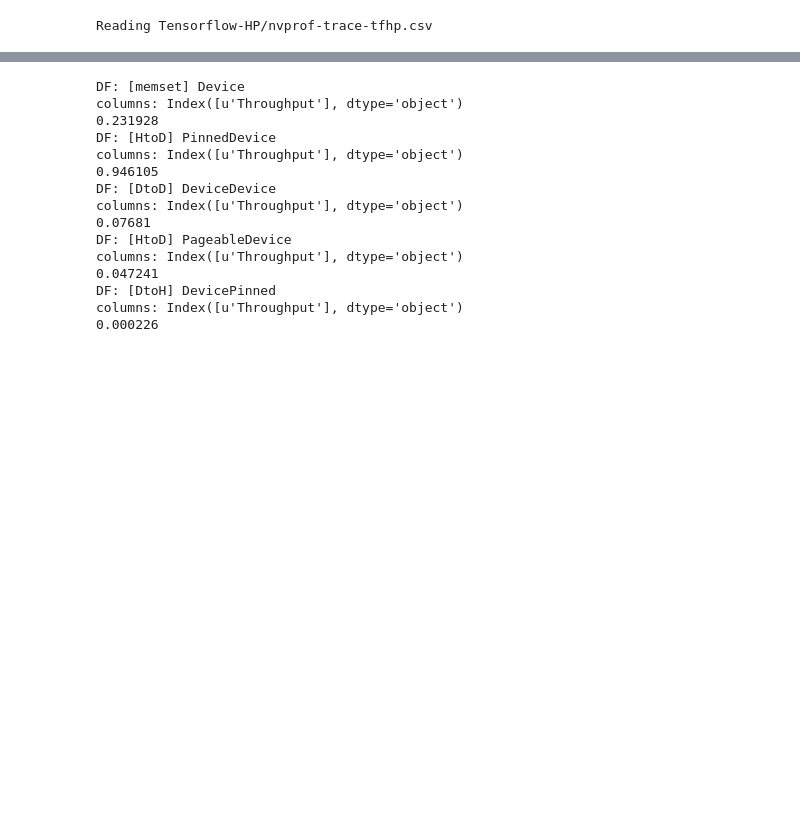
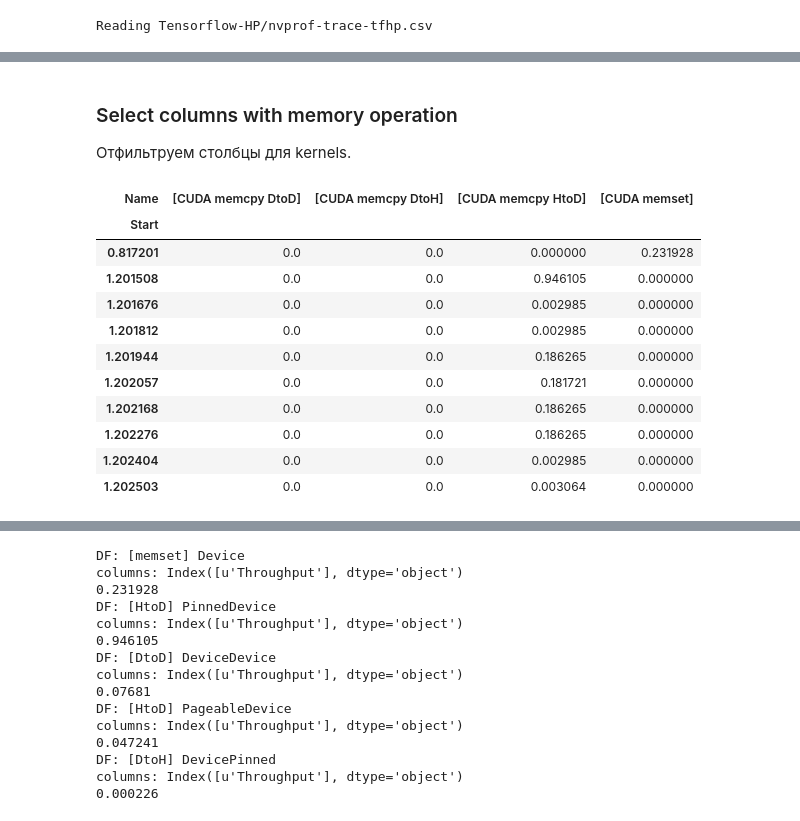
Before and after one commit to pyotr777/mlbenchmarks, a Jupyter notebook: plot traces resample.ipynb, the cells around one changed output, grey strips where cells are left out. Cells and saved outputs as stored; diff of their text form; code cells hidden in the pictures; blank space fills up the shorter version.

```diff
--- a/plot traces resample.ipynb
+++ b/plot traces resample.ipynb
@@ -73,0 +163,20 @@ Reading Tensorflow-HP/nvprof-trace-tfhp.csv
+# %% [markdown]
+### Select columns with memory operation
+
+Отфильтруем столбцы для kernels.
+# %%
+df_throughtput_mem = df_throughput.filter(regex='\[CUDA.*')
+df_throughtput_mem.iloc[:10]
+# %% [output]
+| Name | [CUDA memcpy DtoD] | [CUDA memcpy DtoH] | [CUDA memcpy HtoD] | [CUDA memset] |
+| Start |  |  |  |  |
+| 0.817201 | 0.0 | 0.0 | 0.000000 | 0.231928 |
+| 1.201508 | 0.0 | 0.0 | 0.946105 | 0.000000 |
+| 1.201676 | 0.0 | 0.0 | 0.002985 | 0.000000 |
+| 1.201812 | 0.0 | 0.0 | 0.002985 | 0.000000 |
+| 1.201944 | 0.0 | 0.0 | 0.186265 | 0.000000 |
+| 1.202057 | 0.0 | 0.0 | 0.181721 | 0.000000 |
+| 1.202168 | 0.0 | 0.0 | 0.186265 | 0.000000 |
+| 1.202276 | 0.0 | 0.0 | 0.186265 | 0.000000 |
+| 1.202404 | 0.0 | 0.0 | 0.002985 | 0.000000 |
+| 1.202503 | 0.0 | 0.0 | 0.003064 | 0.000000 |
```
Also changed, not shown: parts of 17 cells of this notebook.
